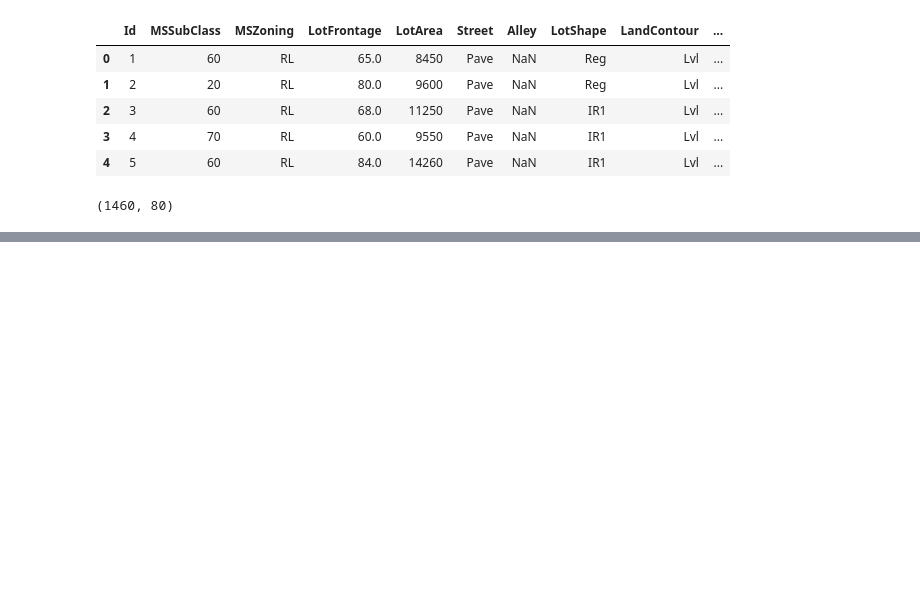
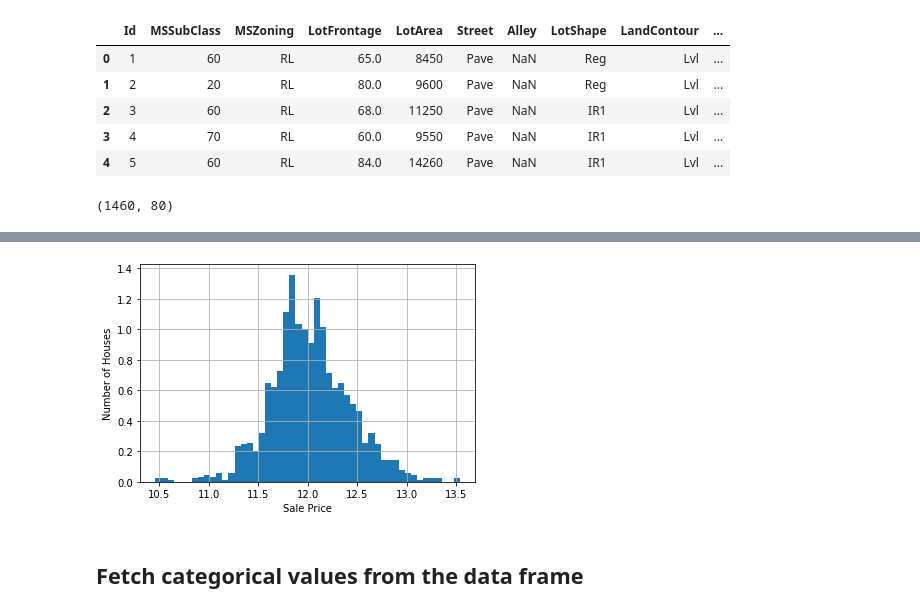
Before and after one commit to SambhaviPD/Colab-Notebooks, a Jupyter notebook: House_Price_Data_set_EDA.ipynb, the cells around one changed output, grey strips where cells are left out. Saved outputs shown, nothing was run; the diff lists cells and outputs as text; code cells hidden in the pictures; blank space fills up the shorter version.

```diff
--- a/House_Price_Data_set_EDA.ipynb
+++ b/House_Price_Data_set_EDA.ipynb
@@ -60,0 +64,9 @@ plt.show()
+# %%
+np.log(df['SalePrice']).hist(bins=50, density=True)
+plt.ylabel('Number of Houses')
+plt.xlabel('Sale Price')
+plt.show()
+# %% [output]
+[figure, added]
+# %% [markdown]
+## Fetch categorical values from the data frame
```
Also changed, not shown: parts of 3 cells of this notebook.
